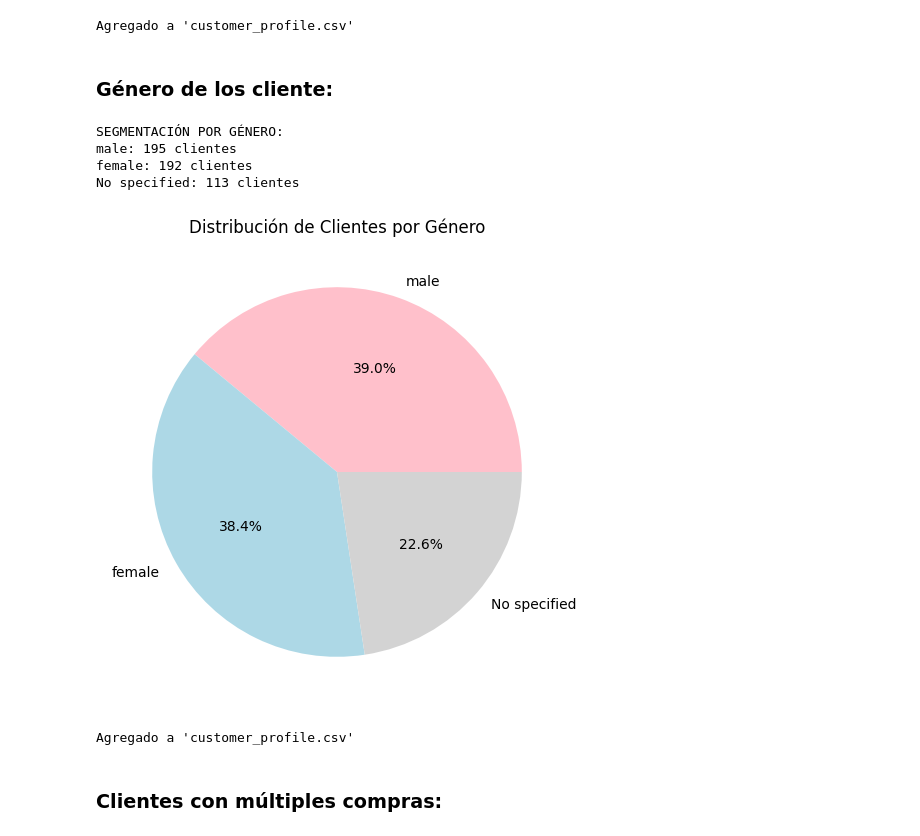
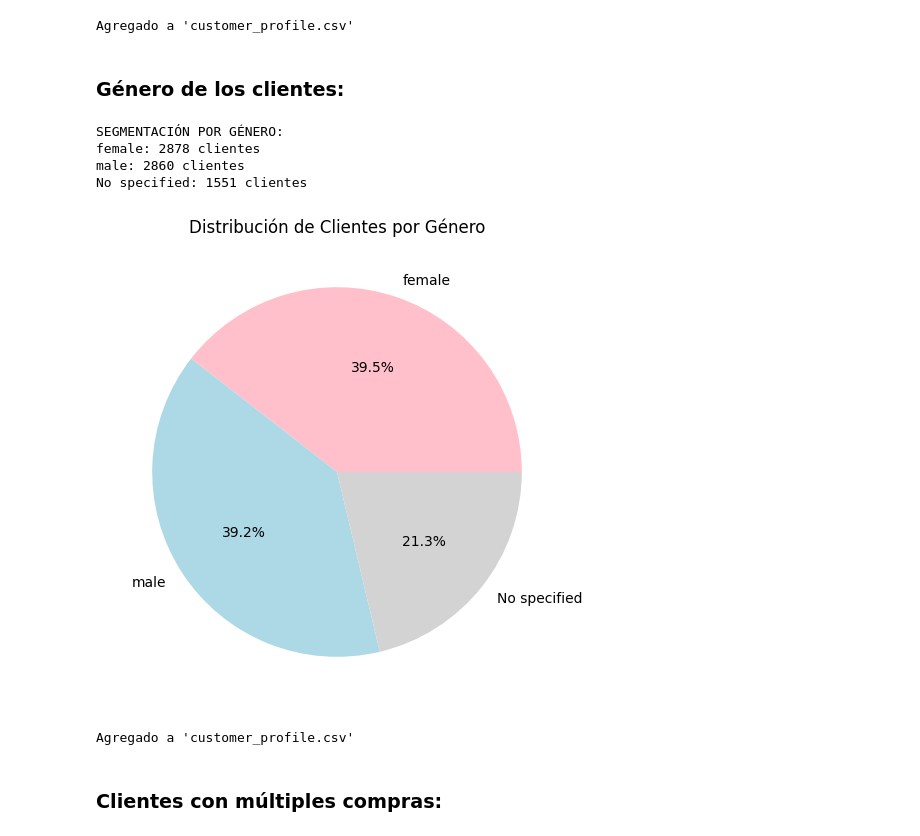
Before and after one commit to marflowersmar/ML25_MD_2025, a Jupyter notebook: src/ml25/P01_avance/Analisis_exploratorio.ipynb, the cells around one changed output. Saved outputs shown, nothing was run; the diff lists cells and outputs as text; code cells hidden in the pictures.

```diff
--- a/src/ml25/P01_avance/Analisis_exploratorio.ipynb
+++ b/src/ml25/P01_avance/Analisis_exploratorio.ipynb
@@ -88,34 +91,43 @@ Edad mediana: 40.5 años
 [figure]
 Agregado a 'customer_profile.csv'
 # %% [markdown]
-### Género de los cliente:
+### Género de los clientes:
 # %%
-# Reemplazar valores nulos por "No specified"
-customer_profile['customer_gender'] = customer_profile['customer_gender'].fillna('No specified')
+# Mapeo numérico para género
+gender_mapping = {'male': 0, 'female': 1, 'No specified': 2}
+df['customer_gender'] = df['customer_gender'].fillna('No specified')
 
-# Conteo y print
-genero_counts = customer_profile['customer_gender'].value_counts()
+# Convertir customer_id en df a numérico para hacer el merge
+df['customer_id_num'] = df['customer_id'].str.extract('(\d+)').astype(int)
+
+customer_genders = df.groupby('customer_id_num')['customer_gender'].first().map(gender_mapping).reset_index()
+customer_genders.columns = ['customer_id', 'gender_code']
+
+customer_profile = customer_profile.merge(customer_genders, on='customer_id', how='left')
+
+# Conteo para gráfica (ORIGINAL)
+genero_counts = df['customer_gender'].value_counts()
 
 print("SEGMENTACIÓN POR GÉNERO:")
 for genero, cantidad in genero_counts.items():
     print(f"{genero}: {cantidad} clientes")
 
-# Gráfico
+# Gráfico (ORIGINAL)
 plt.figure(figsize=(6,6))
 plt.pie(genero_counts, labels=genero_counts.index, autopct='%1.1f%%',
         colors=['pink','lightblue','lightgray'])
 plt.title('Distribución de Clientes por Género')
 plt.show()
 
-# Guardar
+# Guardar CSV (NUMÉRICO)
 customer_profile.to_csv("customer_profile.csv", index=False)
 print("\nAgregado a 'customer_profile.csv'")
 # %% [output]
 SEGMENTACIÓN POR GÉNERO:
-male: 195 clientes
-female: 192 clientes
-No specified: 113 clientes
+female: 2878 clientes
+male: 2860 clientes
+No specified: 1551 clientes
-[figure, old version]
+[figure, new version]
 Agregado a 'customer_profile.csv'
 # %% [markdown]
 ### Clientes con múltiples compras:
```
Also changed, not shown: parts of 21 cells of this notebook.
